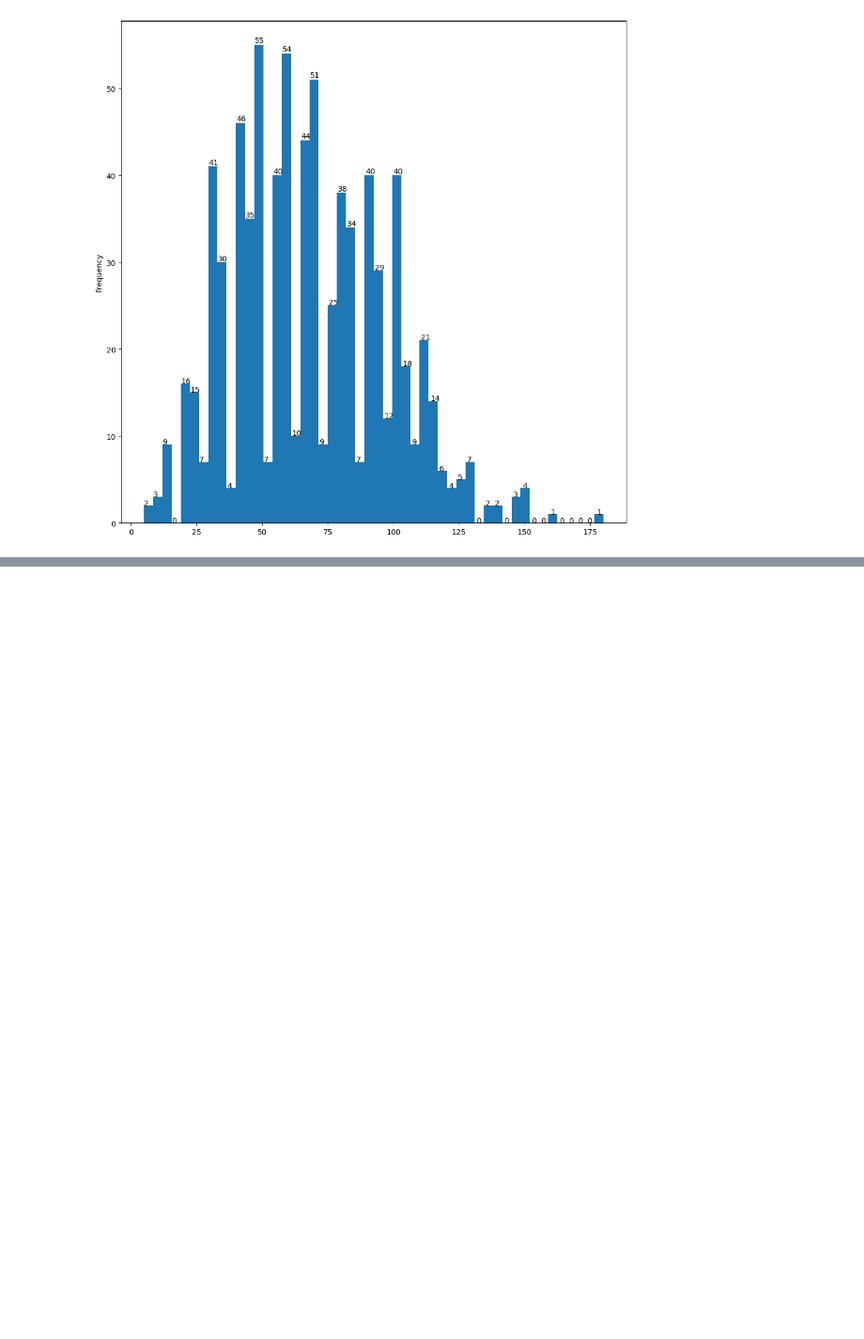
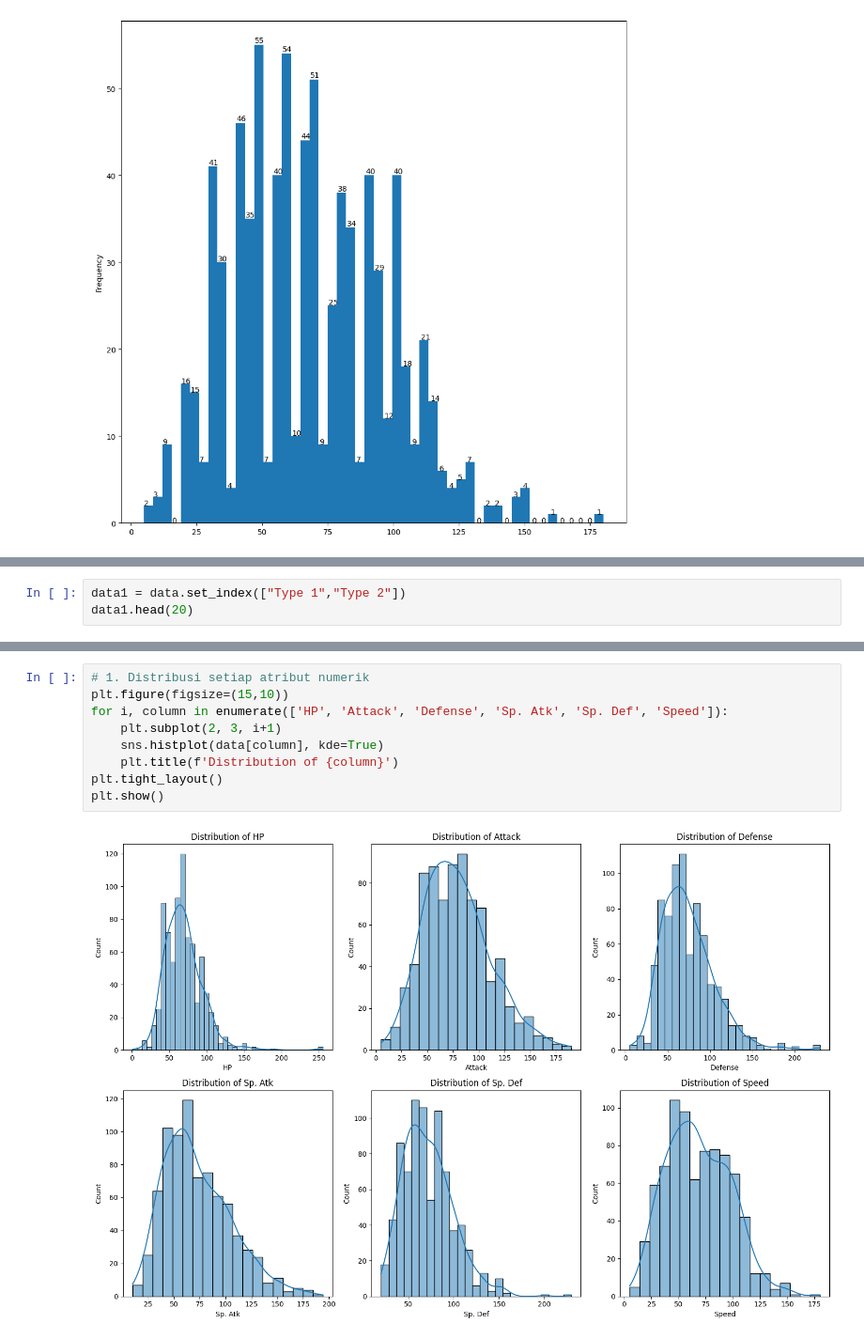
Before and after one commit to alfarezza/MachineLearning-Project, a Jupyter notebook: DataScience/EDA-Pokemon.ipynb, the cells around one changed output, grey strips where cells are left out. Shown: that part at 94% size. Cells and saved outputs as stored; diff of their text form; blank space fills up the shorter version.

```diff
--- a/DataScience/EDA-Pokemon.ipynb
+++ b/DataScience/EDA-Pokemon.ipynb
@@ -193,0 +209,3 @@ plt.show()
+# %%
+data1 = data.set_index(["Type 1","Type 2"])
+data1.head(20)
@@ -193,0 +262,11 @@ plt.show()
+# %%
+# 1. Distribusi setiap atribut numerik
+plt.figure(figsize=(15,10))
+for i, column in enumerate(['HP', 'Attack', 'Defense', 'Sp. Atk', 'Sp. Def', 'Speed']):
+    plt.subplot(2, 3, i+1)
+    sns.histplot(data[column], kde=True)
+    plt.title(f'Distribution of {column}')
+plt.tight_layout()
+plt.show()
+# %% [output]
+[figure, added]
```
Also changed, not shown: parts of 11 cells of this notebook.
